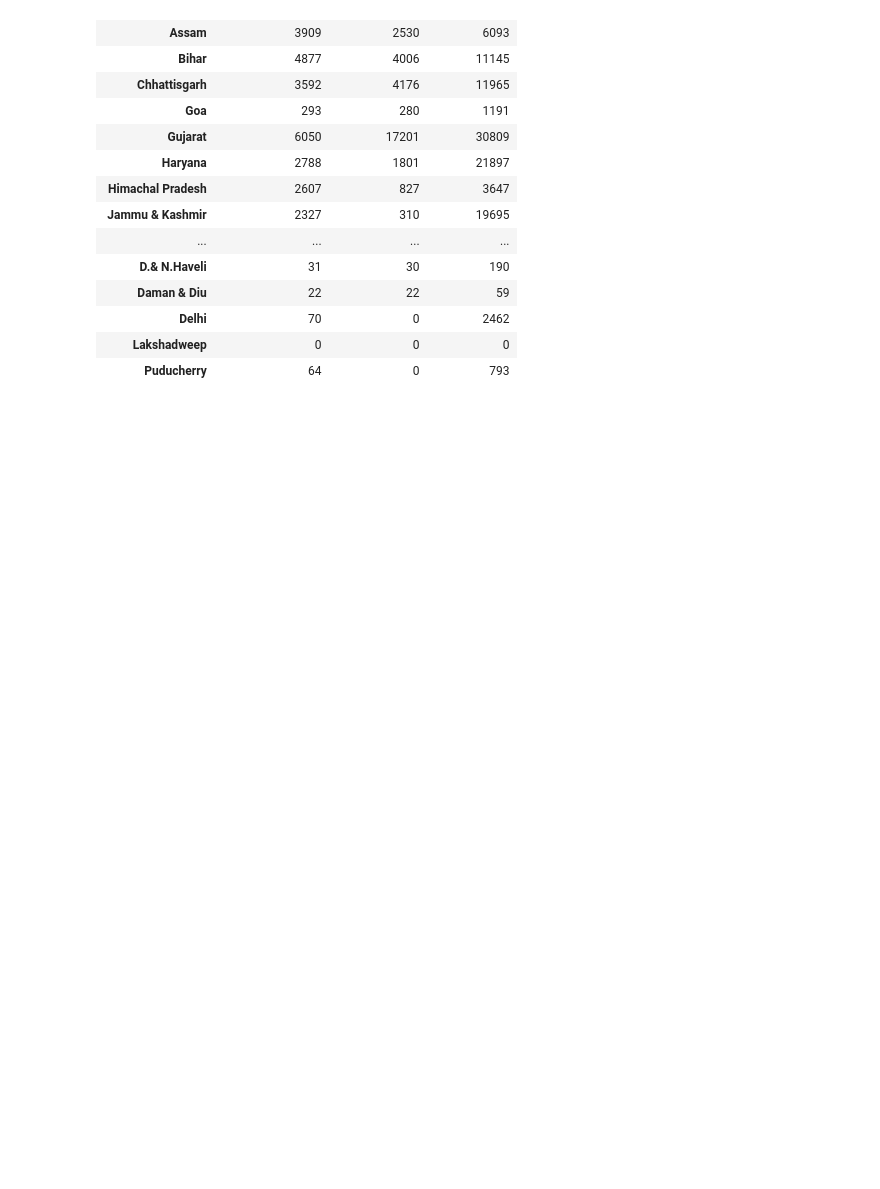
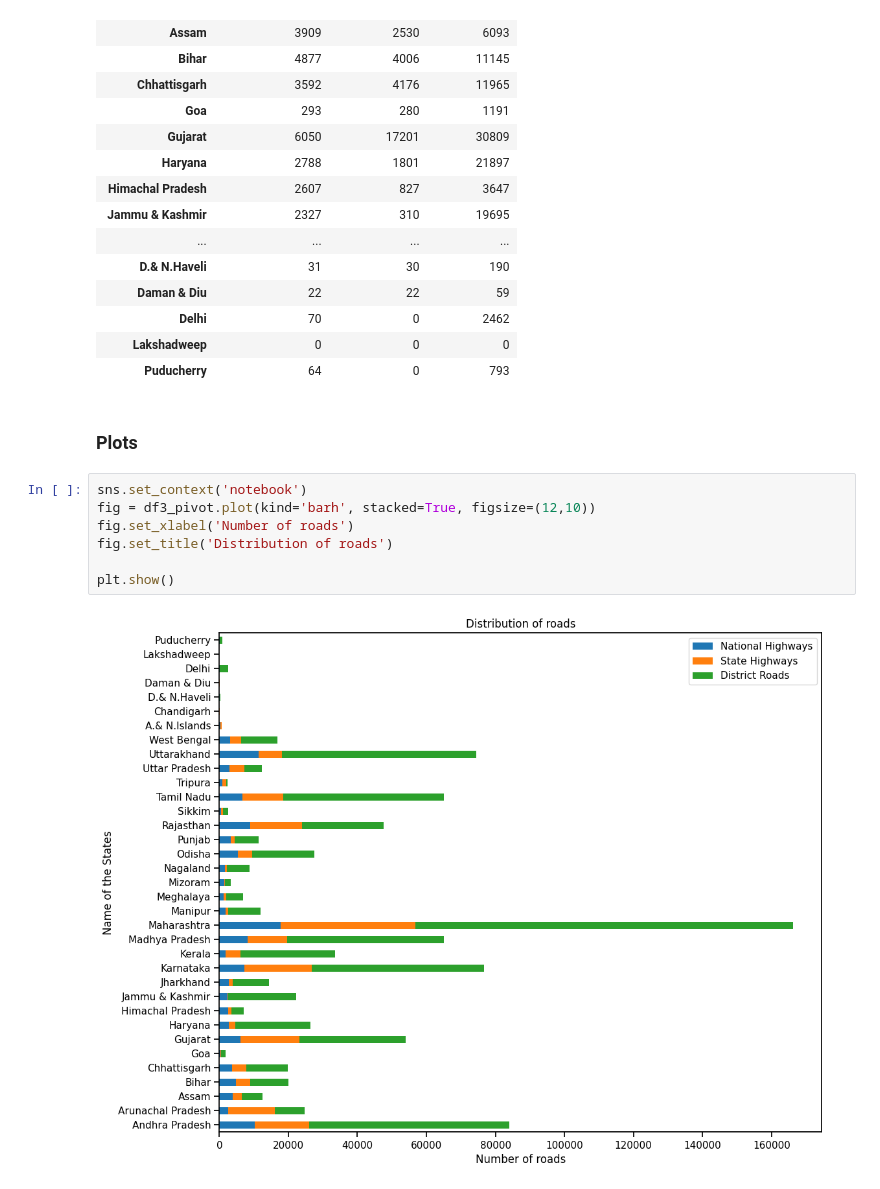
Before and after one commit to CyanTarantula/DV-Lab-4, a Jupyter notebook: B20AI050_DV_Lab4.ipynb, the cells around one changed output. Saved outputs shown, nothing was run; the diff lists cells and outputs as text; blank space fills up the shorter version.

```diff
--- a/B20AI050_DV_Lab4.ipynb
+++ b/B20AI050_DV_Lab4.ipynb
@@ -253,3 +253,14 @@ df3_pivot
 | Delhi | 70 | 0 | 2462 |
 | Lakshadweep | 0 | 0 | 0 |
 | Puducherry | 64 | 0 | 793 |
+# %% [markdown]
+### Plots
+# %%
+sns.set_context('notebook')
+fig = df3_pivot.plot(kind='barh', stacked=True, figsize=(12,10))
+fig.set_xlabel('Number of roads')
+fig.set_title('Distribution of roads')
+
+plt.show()
+# %% [output]
+[figure, added]
```
Also changed, not shown: parts of 6 cells of this notebook.
